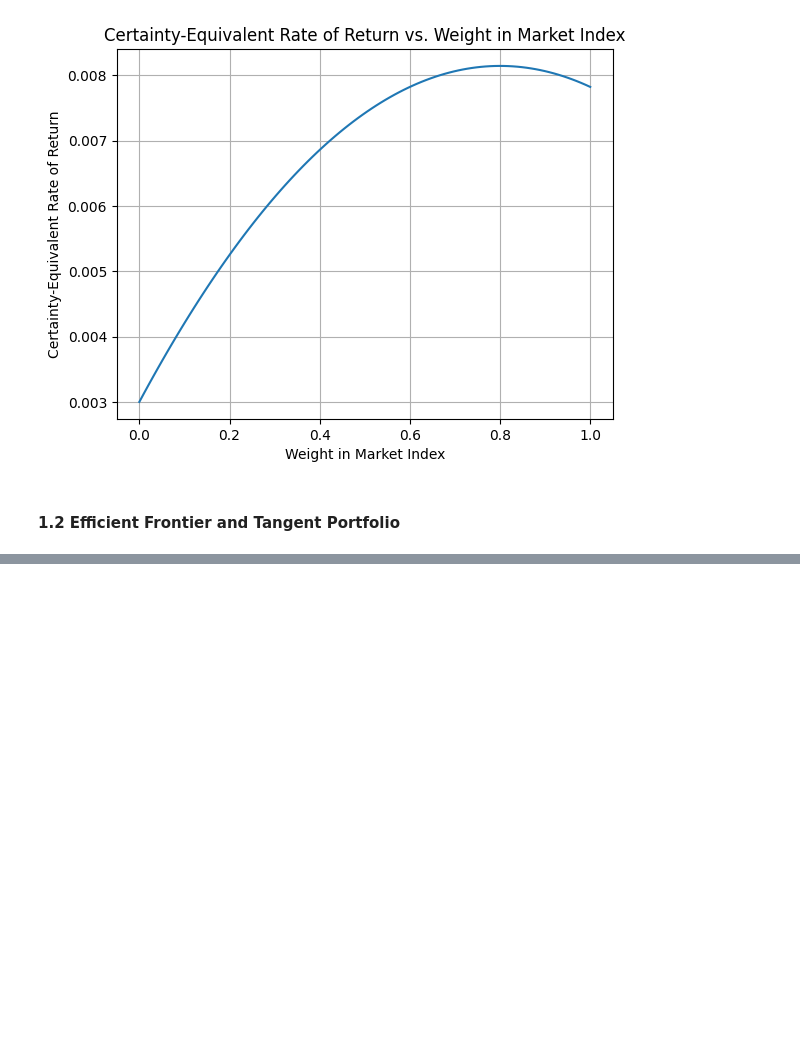
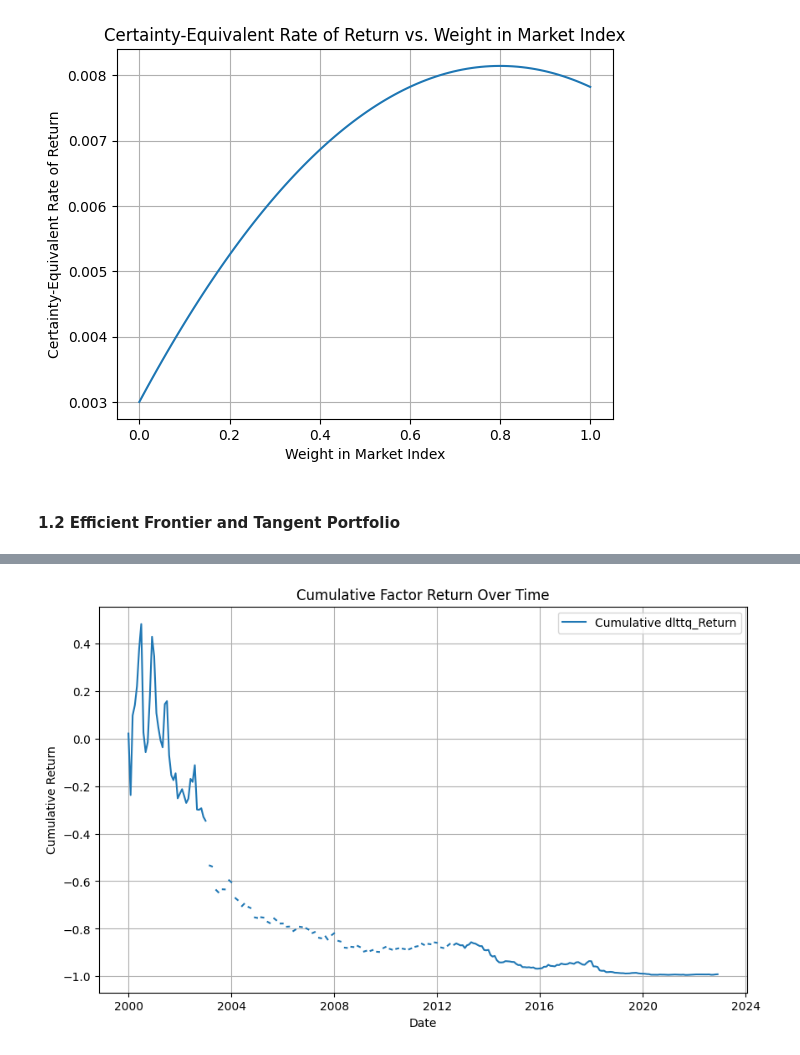
Before and after one commit to yeyechen/HKU-MFIN7034-ML, a Jupyter notebook: coursework_2.ipynb, the cells around one changed output, grey strips where cells are left out. Drawn from its saved outputs; the diff is of its cells as text; code cells hidden in the pictures; blank space fills up the shorter version.

```diff
--- a/coursework_2.ipynb
+++ b/coursework_2.ipynb
@@ -146,0 +258,27 @@ Small-cap value: -0.80
+# %%
+def calculate_factor_returns(data, factor):
+    factor_returns = []
+
+    # Group by month
+    for month, group in data.groupby('YearMonth'):
+        # Sort by the selected factor
+        sorted_group = group.sort_values(by=factor, ascending=False)
+
+        # Calculate top 20% and bottom 20%
+        top_20 = sorted_group.head(int(len(sorted_group) * 0.2))
+        bottom_20 = sorted_group.tail(int(len(sorted_group) * 0.2))
+
+        # Calculate average returns
+        top_20_return = top_20['MthRet'].mean()
+        bottom_20_return = bottom_20['MthRet'].mean()
+
+        # Calculate factor return
+        factor_return = top_20_return - bottom_20_return
+        factor_returns.append((month, factor_return))
+
+    result_df = pd.DataFrame(factor_returns, columns=['Date', f'{factor}_Return'])
+    result_df['Date'] = result_df['Date'].dt.to_timestamp()
+    return result_df
+# %%
+factor_return_test_df = calculate_factor_returns(merged_df, 'dlttq')
+factor_return_test_df.head()
@@ -146,0 +292,16 @@ Small-cap value: -0.80
+# %%
+import matplotlib.pyplot as plt
+
+# Calculate cumulative return
+factor_return_test_df['Cumulative_Return'] = (1 + factor_return_test_df['dlttq_Return']).cumprod() - 1
+
+plt.figure(figsize=(10, 6))
+plt.plot(factor_return_test_df['Date'], factor_return_test_df['Cumulative_Return'], label='Cumulative dlttq_Return')
+plt.xlabel('Date')
+plt.ylabel('Cumulative Return')
+plt.title('Cumulative Factor Return Over Time')
+plt.legend()
+plt.grid(True)
+plt.show()
+# %% [output]
+[figure, added]
```
Also changed, not shown: parts of 9 cells of this notebook, 2 other files.
